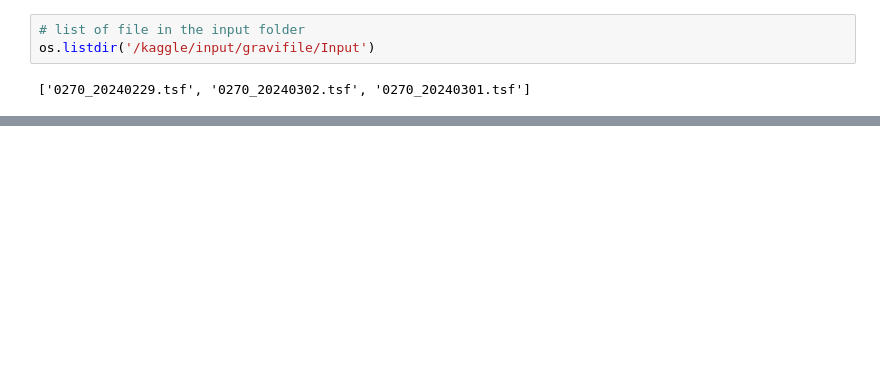
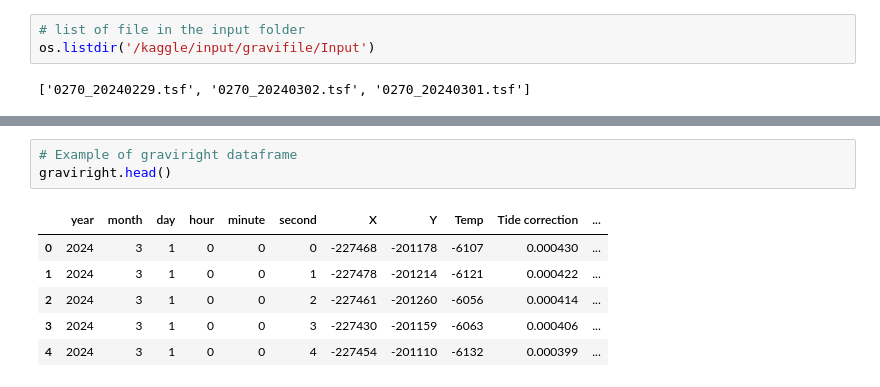
Before and after one commit to Dotido10/Gravity_file_Subdivision, a Jupyter notebook: subdivision-of-gravity-file.ipynb, the cells around one changed output, grey strips where cells are left out. Cells and saved outputs as stored; diff of their text form; blank space fills up the shorter version.

```diff
--- a/subdivision-of-gravity-file.ipynb
+++ b/subdivision-of-gravity-file.ipynb
@@ -158,0 +190,10 @@ os.listdir(os.getcwd()+'/Param')
+# %%
+# Example of graviright dataframe
+graviright.head()
+# %% [output]
+|  | year | month | day | hour | minute | second | X | Y | Temp | Tide correction | ... |
+| 0 | 2024 | 3 | 1 | 0 | 0 | 0 | -227468 | -201178 | -6107 | 0.000430 | ... |
+| 1 | 2024 | 3 | 1 | 0 | 0 | 1 | -227478 | -201214 | -6121 | 0.000422 | ... |
+| 2 | 2024 | 3 | 1 | 0 | 0 | 2 | -227461 | -201260 | -6056 | 0.000414 | ... |
+| 3 | 2024 | 3 | 1 | 0 | 0 | 3 | -227430 | -201159 | -6063 | 0.000406 | ... |
+| 4 | 2024 | 3 | 1 | 0 | 0 | 4 | -227454 | -201110 | -6132 | 0.000399 | ... |
```
Also changed, not shown: parts of 9 cells of this notebook.
